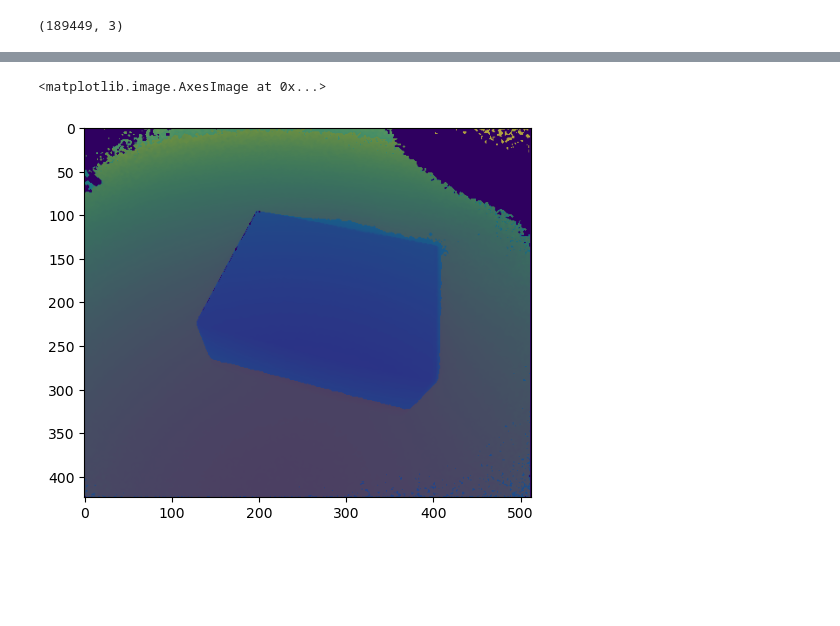
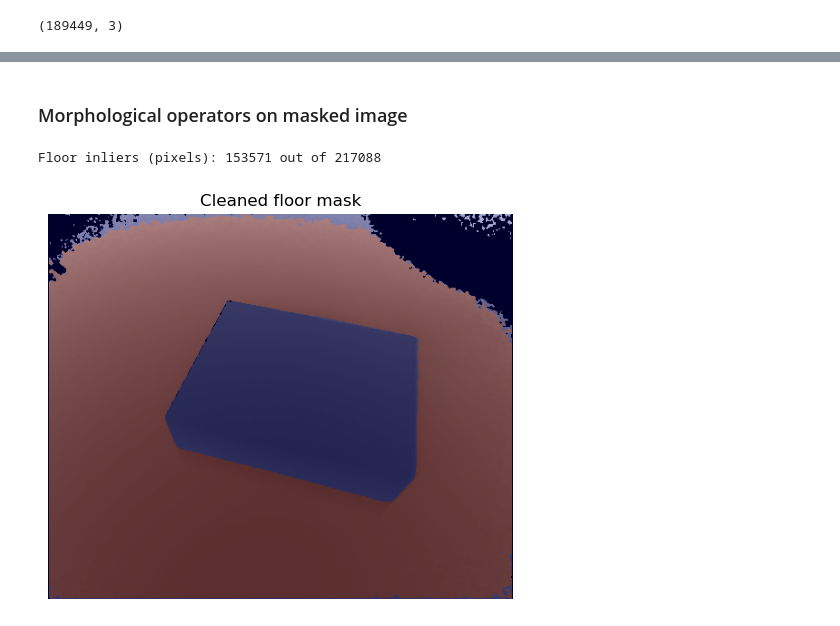
Before and after one commit to Tashhfia/Box-Size-Estimation-with-RANSAC, a Jupyter notebook: Box_Size_Estimation.ipynb, the cells around one changed output, grey strips where cells are left out. Drawn from its saved outputs; the diff is of its cells as text; code cells hidden in the pictures; blank space fills up the shorter version.

```diff
--- a/Box_Size_Estimation.ipynb
+++ b/Box_Size_Estimation.ipynb
@@ -450,6 +448,6 @@ def RANSAC(PC, max_iter, distance_thresh):
     return best_n, best_d, best_inliers, best_count
 # %%
 P_all, ii, jj = apply_mask(PC, keep2)   # P_all is (N,3)
-best_n, best_d, best_mask1d, best_cnt = RANSAC(P_all, max_iter=5000, distance_thresh=0.035)
+best_n, best_d, best_mask1d, best_cnt = RANSAC(P_all, max_iter=5000, distance_thresh=0.05)
 print("best inliers:", best_cnt, "of", P_all.shape[0])
 # %% [output]
@@ -480,9 +485,0 @@ plt.imshow(plane_mask, cmap='jet', alpha=0.3); plt.axis('off'); plt.show()
-# %%
-# best_mask1d came from RANSAC on P_all, with ii, jj from apply_mask(PC, keep2)
-H, W = PC.shape[:2]
-floor_mask = np.zeros((H, W), dtype=bool)
-floor_mask[ii[best_mask1d], jj[best_mask1d]] = True
-
-plt.imshow(D_median3, cmap='grey', vmin=0.15, vmax=2.2)
-plt.imshow(floor_mask, cmap='jet', alpha=0.3)
-plt.title("Floor plane inliers"); plt.axis('off'); plt.show()
@@ -495,9 +485,0 @@ floor_mask_clean = binary_closing(floor_mask_clean, structure=np.ones((3,3)))
-# %%
-# best_mask1d came from RANSAC on P_all, with ii, jj from apply_mask(PC, keep2)
-H, W = PC.shape[:2]
-floor_mask = np.zeros((H, W), dtype=bool)
-floor_mask[ii[best_mask1d], jj[best_mask1d]] = True
-
-plt.imshow(D_median3, cmap='grey', vmin=0.15, vmax=2.2)
-plt.imshow(floor_mask_clean, cmap='jet', alpha=0.3)
-plt.title("Floor plane inliers"); plt.axis('off'); plt.show()
@@ -506,6 +486,19 @@ plt.title("Floor plane inliers"); plt.axis('off'); plt.show()
+# %% [markdown]
+### Morphological operators on masked image
 # %%
-plt.imshow(D_median3, cmap='viridis', vmin=0.15, vmax=2.2)
-plt.imshow(floor_mask, cmap='jet', alpha=0.30)
+from scipy.ndimage import binary_opening, binary_closing
+
+
+kernel = np.ones((3,3), dtype=bool)
+floor_mask_clean = binary_opening(floor_mask, structure=kernel)
+floor_mask_clean = binary_closing(floor_mask_clean, structure=kernel)
+print("Floor inliers (pixels):", floor_mask_clean.sum(), "out of", H*W)
+plt.figure(figsize=(6,6))
+plt.imshow(D_median3, cmap='gray', vmin=0.15, vmax=2.2)
+plt.imshow(floor_mask_clean, cmap='jet', alpha=0.35)
+plt.title("Cleaned floor mask")
+plt.axis('off')
+plt.show()
 # %% [output]
-<matplotlib.image.AxesImage at 0x...>
+Floor inliers (pixels): 153571 out of 217088
-[figure, old version]
+[figure, new version]
```
Also changed, not shown: parts of 22 cells of this notebook.
